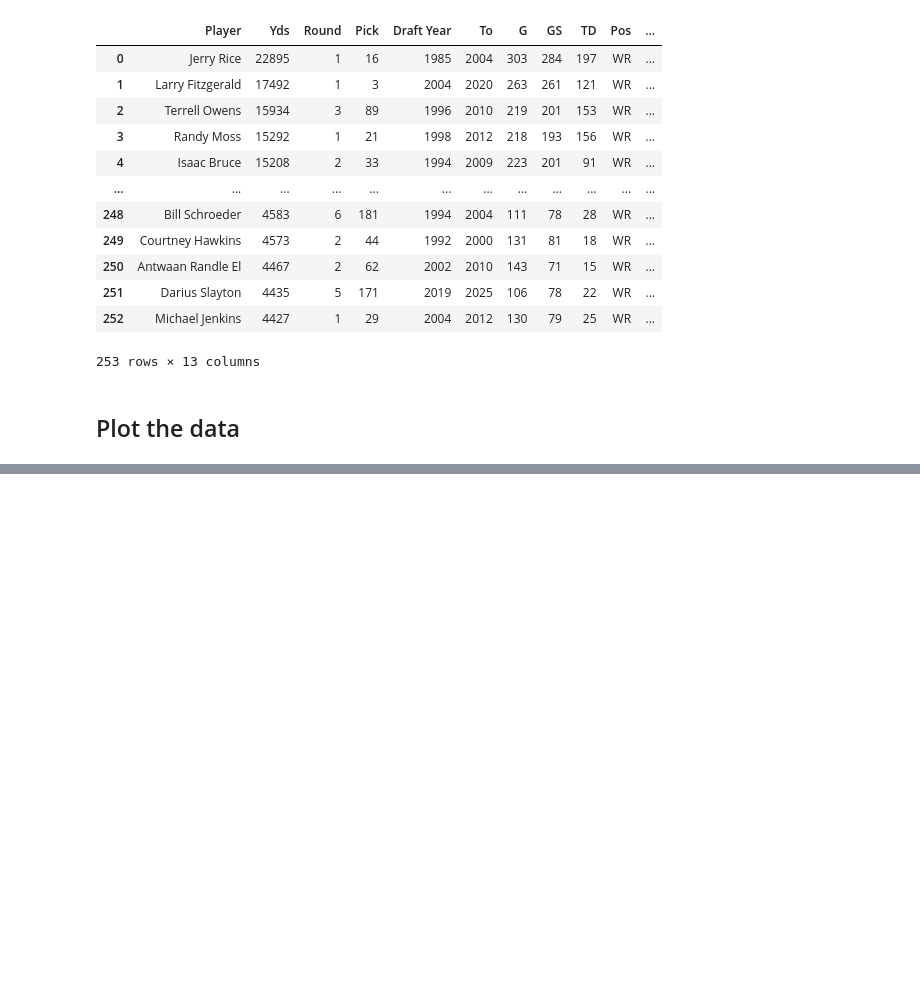
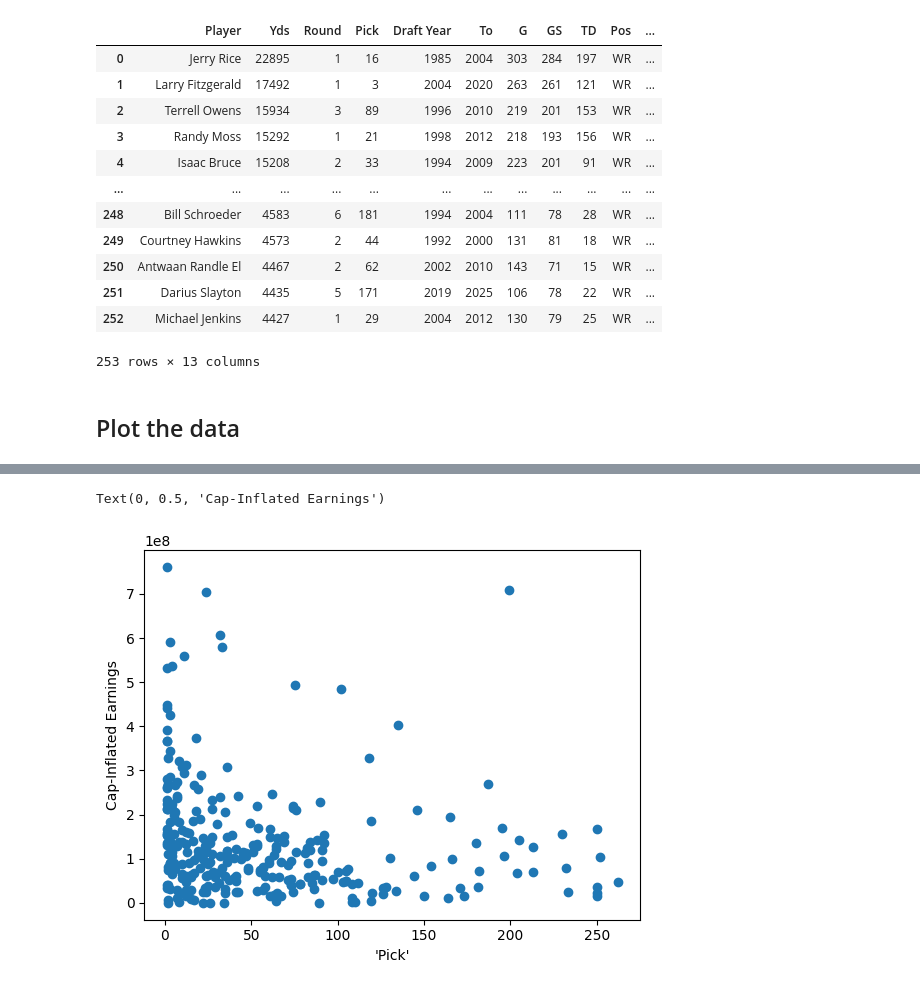
Before and after one commit to szmbalint/Causal_Inference_Project, a Jupyter notebook: Notebook/init_notebook.ipynb, the cells around one changed output, grey strips where cells are left out. Drawn from its saved outputs; the diff is of its cells as text; code cells hidden in the pictures; blank space fills up the shorter version.

```diff
--- a/Notebook/init_notebook.ipynb
+++ b/Notebook/init_notebook.ipynb
@@ -117,0 +128,7 @@ Text(0, 0.5, 'Cap-Inflated Earnings')
+# %%
+plt.scatter(joined_datas['Pick'], joined_datas['Cap-Inflated Earnings'])
+plt.xlabel("'Pick'")
+plt.ylabel('Cap-Inflated Earnings')
+# %% [output]
+Text(0, 0.5, 'Cap-Inflated Earnings')
+[figure, added]
```
Also changed, not shown: parts of 9 cells of this notebook.
